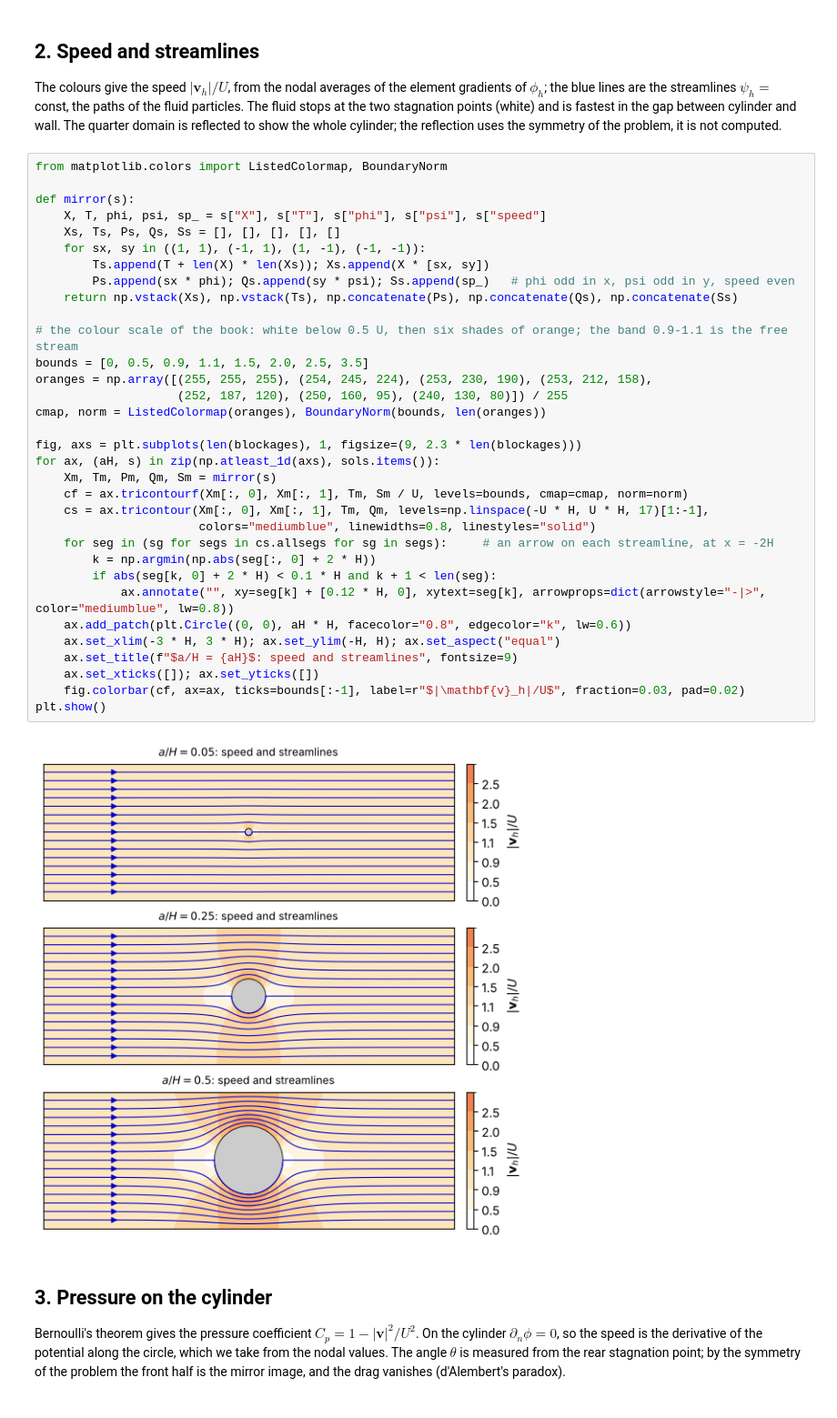
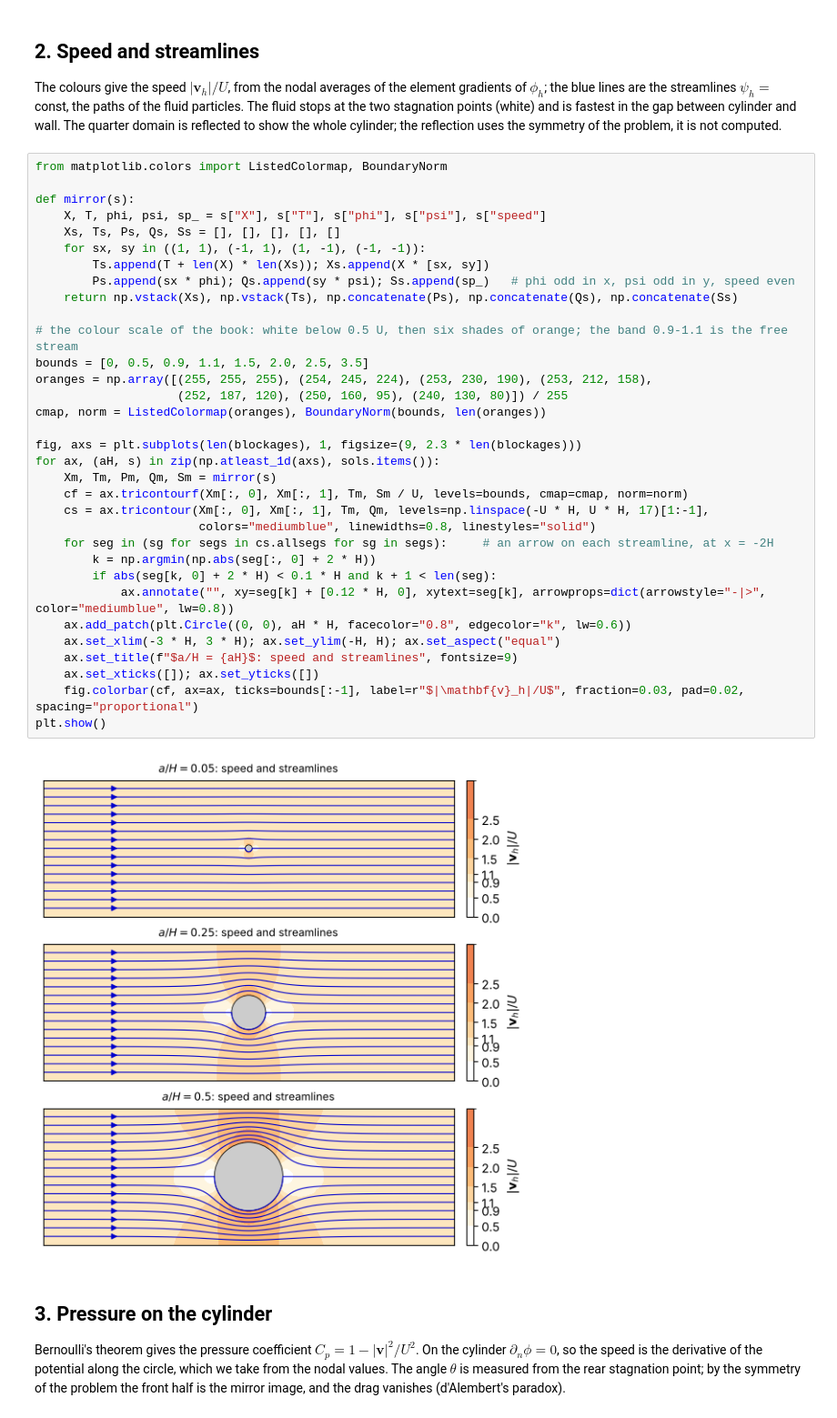
Before and after one commit to svidoli/VarMethCompMech-notebooks, a Jupyter notebook: ch08_cylinder_channel.ipynb, the cells around one changed output. Shown at 91% size. Cells and saved outputs as stored; diff of their text form.

```diff
--- a/ch08_cylinder_channel.ipynb
+++ b/ch08_cylinder_channel.ipynb
@@ -142,35 +158,35 @@ from matplotlib.colors import ListedColormap, BoundaryNorm
 def mirror(s):
     X, T, phi, psi, sp_ = s["X"], s["T"], s["phi"], s["psi"], s["speed"]
     Xs, Ts, Ps, Qs, Ss = [], [], [], [], []
     for sx, sy in ((1, 1), (-1, 1), (1, -1), (-1, -1)):
         Ts.append(T + len(X) * len(Xs)); Xs.append(X * [sx, sy])
         Ps.append(sx * phi); Qs.append(sy * psi); Ss.append(sp_)   # phi odd in x, psi odd in y, speed even
     return np.vstack(Xs), np.vstack(Ts), np.concatenate(Ps), np.concatenate(Qs), np.concatenate(Ss)
 
 # the colour scale of the book: white below 0.5 U, then six shades of orange; the band 0.9-1.1 is the free stream
 bounds = [0, 0.5, 0.9, 1.1, 1.5, 2.0, 2.5, 3.5]
 oranges = np.array([(255, 255, 255), (254, 245, 224), (253, 230, 190), (253, 212, 158),
                     (252, 187, 120), (250, 160, 95), (240, 130, 80)]) / 255
 cmap, norm = ListedColormap(oranges), BoundaryNorm(bounds, len(oranges))
 
 fig, axs = plt.subplots(len(blockages), 1, figsize=(9, 2.3 * len(blockages)))
 for ax, (aH, s) in zip(np.atleast_1d(axs), sols.items()):
     Xm, Tm, Pm, Qm, Sm = mirror(s)
     cf = ax.tricontourf(Xm[:, 0], Xm[:, 1], Tm, Sm / U, levels=bounds, cmap=cmap, norm=norm)
     cs = ax.tricontour(Xm[:, 0], Xm[:, 1], Tm, Qm, levels=np.linspace(-U * H, U * H, 17)[1:-1],
                        colors="mediumblue", linewidths=0.8, linestyles="solid")
     for seg in (sg for segs in cs.allsegs for sg in segs):     # an arrow on each streamline, at x = -2H
         k = np.argmin(np.abs(seg[:, 0] + 2 * H))
         if abs(seg[k, 0] + 2 * H) < 0.1 * H and k + 1 < len(seg):
             ax.annotate("", xy=seg[k] + [0.12 * H, 0], xytext=seg[k], arrowprops=dict(arrowstyle="-|>", color="mediumblue", lw=0.8))
     ax.add_patch(plt.Circle((0, 0), aH * H, facecolor="0.8", edgecolor="k", lw=0.6))
     ax.set_xlim(-3 * H, 3 * H); ax.set_ylim(-H, H); ax.set_aspect("equal")
     ax.set_title(f"$a/H = {aH}$: speed and streamlines", fontsize=9)
     ax.set_xticks([]); ax.set_yticks([])
-    fig.colorbar(cf, ax=ax, ticks=bounds[:-1], label=r"$|\mathbf{v}_h|/U$", fraction=0.03, pad=0.02)
+    fig.colorbar(cf, ax=ax, ticks=bounds[:-1], label=r"$|\mathbf{v}_h|/U$", fraction=0.03, pad=0.02, spacing="proportional")
 plt.show()
 # %% [output]
-[figure, old version]
+[figure, new version]
 # %% [markdown]
 ## 3. Pressure on the cylinder
 
```
Also changed, not shown: parts of 2 cells of this notebook.
